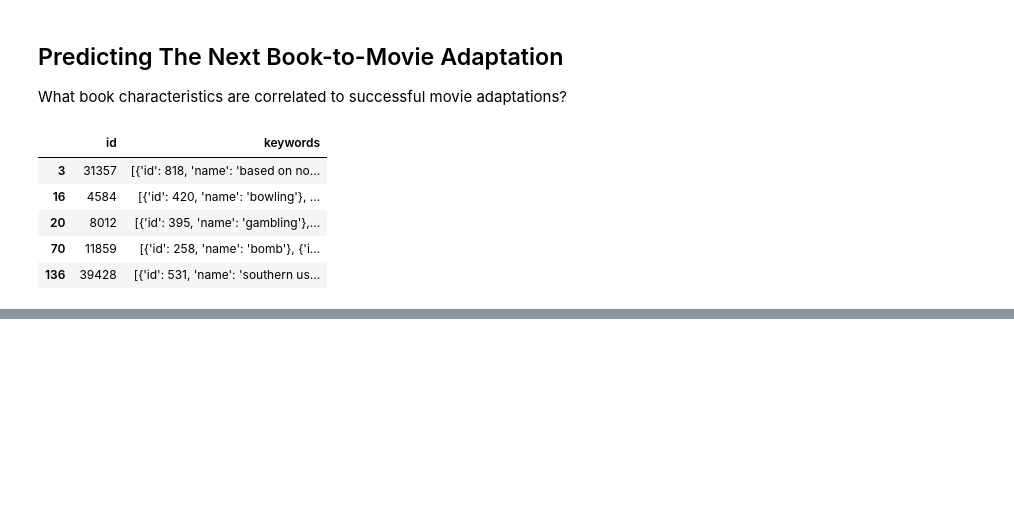
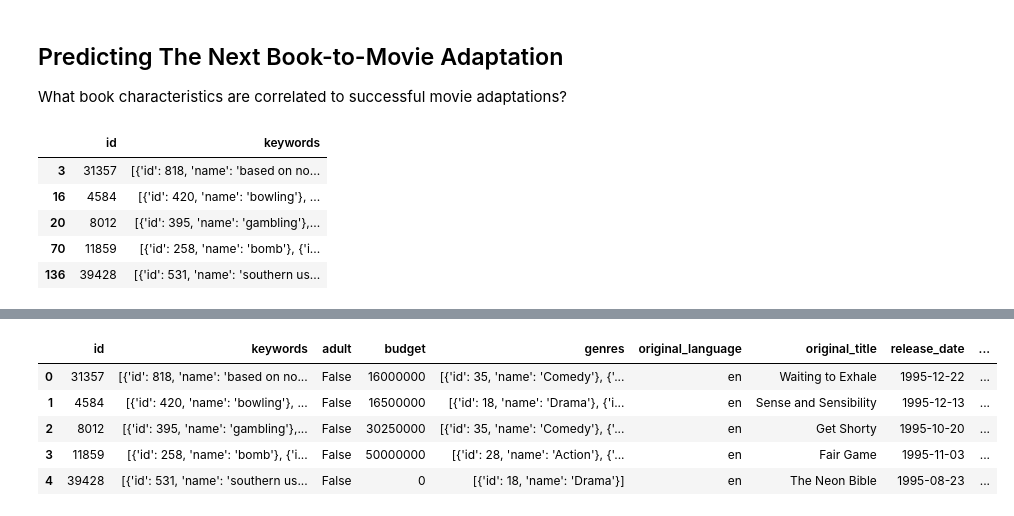
Before and after one commit to laurenemilyto/film_adapatation_success, a Jupyter notebook: Predicting Book to Movie Adaptations.ipynb, the cells around one changed output, grey strips where cells are left out. Drawn from its saved outputs; the diff is of its cells as text; code cells hidden in the pictures; blank space fills up the shorter version.

```diff
--- a/Predicting Book to Movie Adaptations.ipynb
+++ b/Predicting Book to Movie Adaptations.ipynb
@@ -34,0 +71,14 @@ adaptations.head()
+# %%
+# Rename columns in ratings_df to merge on 'id'
+ratings_df = ratings_df.rename(columns = {'userId': "userId", 'movieId': 'id',
+                                'rating': 'rating', 'timestamp':'timestamp'})
+# Drop columns
+ratings_df = ratings_df[['id', 'rating']]
+
+# Convert int to str
+ratings_df['id'] = ratings_df['id'].astype('str')
+ratings_df['id'].dtype
+
+# Set index as 'id'
+ratings_df = ratings_df.set_index('id')
+ratings_df.head()
@@ -34,0 +93,18 @@ adaptations.head()
+# %%
+# Groupby id to find mean of user ratings
+ratings_group = ratings_df.groupby('id')
+# 45115 rows
+ratings_mean = ratings_group['rating'].mean().round(2).reset_index()
+# Verify data
+id_2 = ratings_mean[ratings_mean['id'] == '2']
+# %%
+# Merge ratings and movie adaptations df
+final_movies_df = pd.merge(adaptations_merge, ratings_mean, how = 'left', on = 'id')
+final_movies_df.head()
+# %% [output]
+|  | id | keywords | adult | budget | genres | original_language | original_title | release_date | ... |
+| 0 | 31357 | [{'id': 818, 'name': 'based on no... | False | 16000000 | [{'id': 35, 'name': 'Comedy'}, {'... | en | Waiting to Exhale | 1995-12-22 | ... |
+| 1 | 4584 | [{'id': 420, 'name': 'bowling'}, ... | False | 16500000 | [{'id': 18, 'name': 'Drama'}, {'i... | en | Sense and Sensibility | 1995-12-13 | ... |
+| 2 | 8012 | [{'id': 395, 'name': 'gambling'},... | False | 30250000 | [{'id': 35, 'name': 'Comedy'}, {'... | en | Get Shorty | 1995-10-20 | ... |
+| 3 | 11859 | [{'id': 258, 'name': 'bomb'}, {'i... | False | 50000000 | [{'id': 28, 'name': 'Action'}, {'... | en | Fair Game | 1995-11-03 | ... |
+| 4 | 39428 | [{'id': 531, 'name': 'southern us... | False | 0 | [{'id': 18, 'name': 'Drama'}] | en | The Neon Bible | 1995-08-23 | ... |
```
Also changed, not shown: parts of 8 cells of this notebook.
